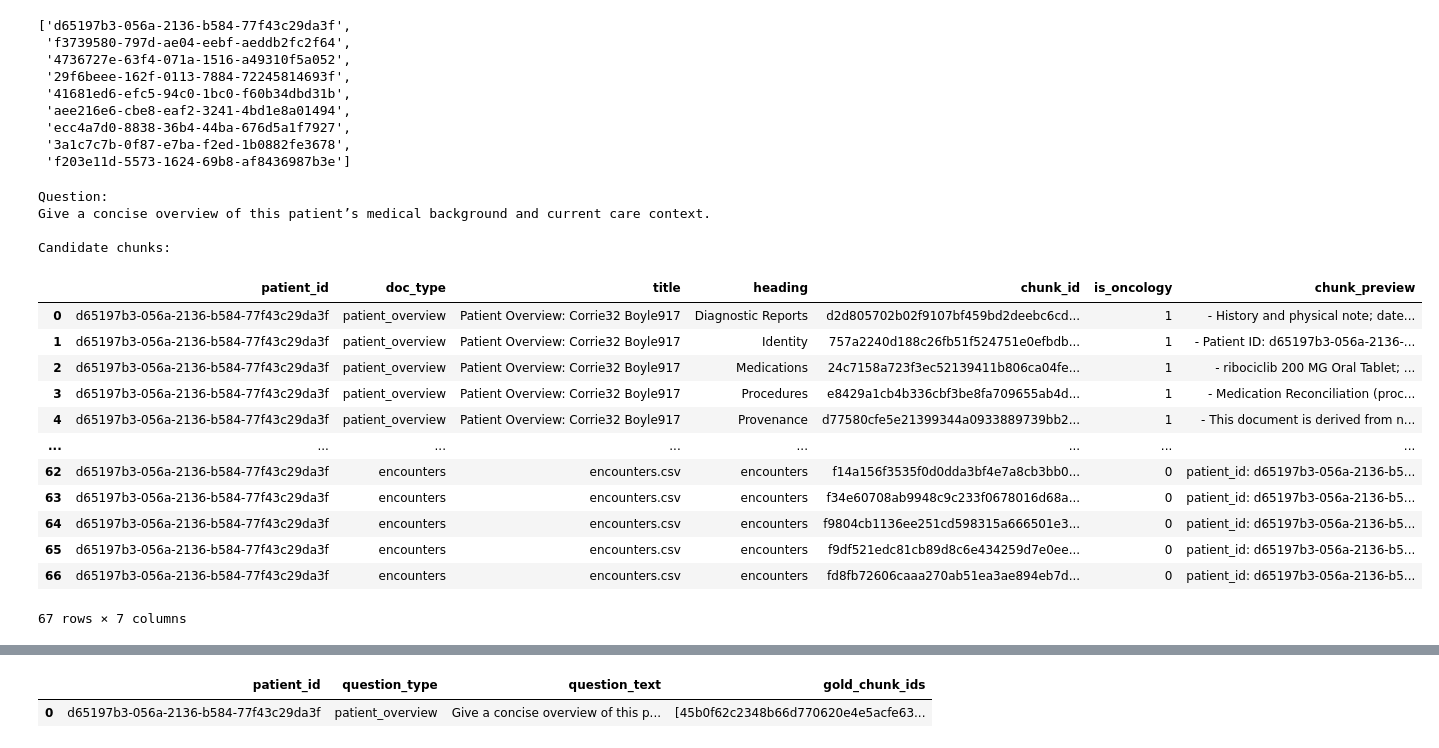
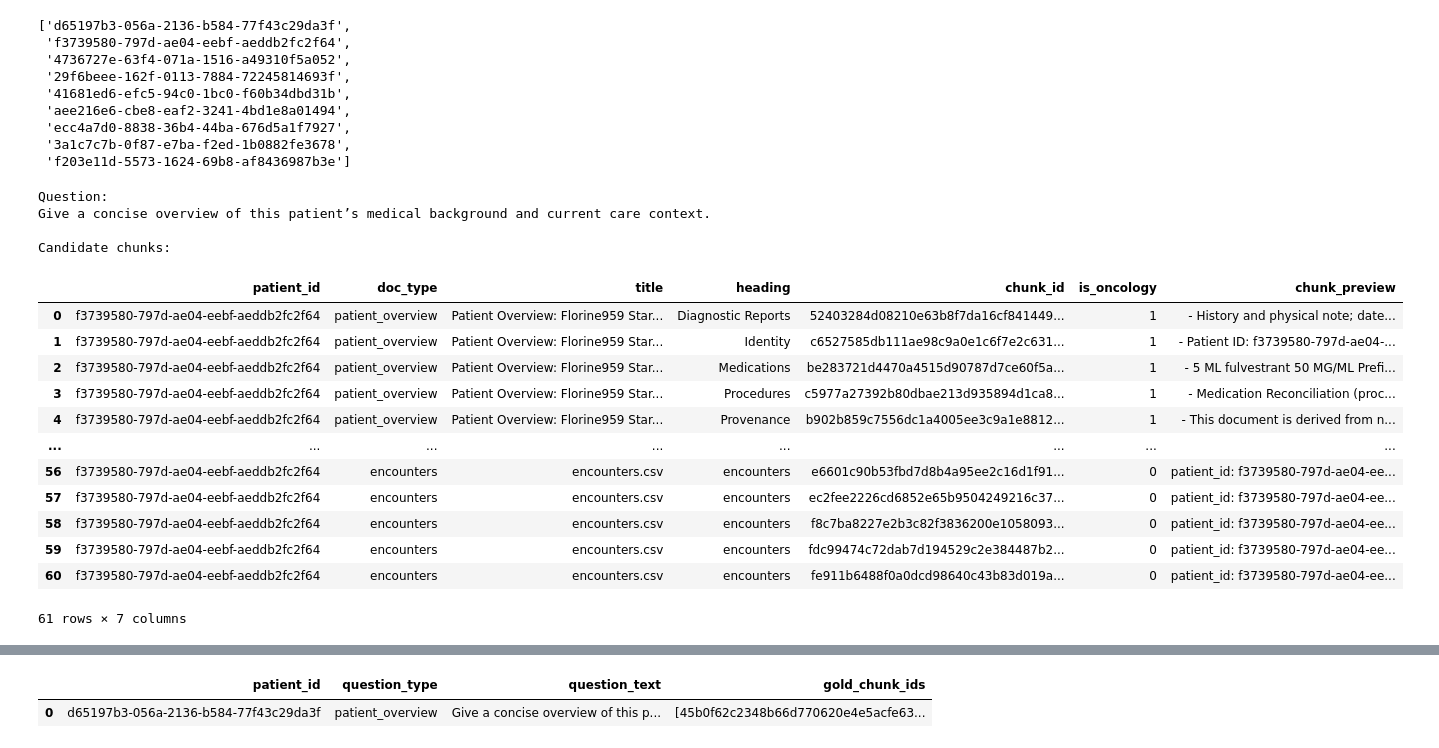
Before and after one commit to btomaszewicz/llm-zoomcamp-capstone-project, a Jupyter notebook: notebooks/rag_eval_cost.ipynb, the cells around one changed output, grey strips where cells are left out. Drawn from its saved outputs; the diff is of its cells as text; code cells hidden in the pictures.

```diff
--- a/notebooks/rag_eval_cost.ipynb
+++ b/notebooks/rag_eval_cost.ipynb
@@ -2798,7 +2798,9 @@ from IPython.display import display
 QUESTION_TYPE = "patient_overview"
 QUESTION_TEXT = "Give a concise overview of this patient’s medical background and current care context."
 # do this for each patient
-PATIENT_ID = "d65197b3-056a-2136-b584-77f43c29da3f"   # <-- FIRST OF THE 9 SELECTED PATIENTS
+#PATIENT_ID = "d65197b3-056a-2136-b584-77f43c29da3f"   # <-- P_1, FIRST OF THE 9 SELECTED PATIENTS
+PATIENT_ID = "f3739580-797d-ae04-eebf-aeddb2fc2f64"   # <-- P_2, SECOND OF THE 9 SELECTED PATIENTS
+
 
 overview_doc_types = [
     "patient_overview",
@@ -2840,43 +2842,43 @@ candidate_chunks["chunk_preview"] = (
     .str.slice(0, 400)
 )
 
 candidate_chunks = candidate_chunks.sort_values(
     ["doc_type_priority", "doc_type", "title", "heading", "chunk_id"],
     ascending=[True, True, True, True, True]
 ).reset_index(drop=True)
 
 print("Question:")
 print(QUESTION_TEXT)
 print("\nCandidate chunks:")
 display(
     candidate_chunks[
         [
             "patient_id",
             "doc_type",
             "title",
             "heading",
             "chunk_id",
             "is_oncology",
             "chunk_preview",
         ]
     ]
 )
 # %% [output]
 Question:
 Give a concise overview of this patient’s medical background and current care context.
 
 Candidate chunks:
 |  | patient_id | doc_type | title | heading | chunk_id | is_oncology | chunk_preview |
-| 0 | d65197b3-056a-2136-b584-77f43c29da3f | patient_overview | Patient Overview: Corrie32 Boyle917 | Diagnostic Reports | d2d805702b02f9107bf459bd2deebc6cd... | 1 | - History and physical note; date... |
-| 1 | d65197b3-056a-2136-b584-77f43c29da3f | patient_overview | Patient Overview: Corrie32 Boyle917 | Identity | 757a2240d188c26fb51f524751e0efbdb... | 1 | - Patient ID: d65197b3-056a-2136-... |
-| 2 | d65197b3-056a-2136-b584-77f43c29da3f | patient_overview | Patient Overview: Corrie32 Boyle917 | Medications | 24c7158a723f3ec52139411b806ca04fe... | 1 | - ribociclib 200 MG Oral Tablet; ... |
-| 3 | d65197b3-056a-2136-b584-77f43c29da3f | patient_overview | Patient Overview: Corrie32 Boyle917 | Procedures | e8429a1cb4b336cbf3be8fa709655ab4d... | 1 | - Medication Reconciliation (proc... |
-| 4 | d65197b3-056a-2136-b584-77f43c29da3f | patient_overview | Patient Overview: Corrie32 Boyle917 | Provenance | d77580cfe5e21399344a0933889739bb2... | 1 | - This document is derived from n... |
+| 0 | f3739580-797d-ae04-eebf-aeddb2fc2f64 | patient_overview | Patient Overview: Florine959 Star... | Diagnostic Reports | 52403284d08210e63b8f7da16cf841449... | 1 | - History and physical note; date... |
+| 1 | f3739580-797d-ae04-eebf-aeddb2fc2f64 | patient_overview | Patient Overview: Florine959 Star... | Identity | c6527585db111ae98c9a0e1c6f7e2c631... | 1 | - Patient ID: f3739580-797d-ae04-... |
+| 2 | f3739580-797d-ae04-eebf-aeddb2fc2f64 | patient_overview | Patient Overview: Florine959 Star... | Medications | be283721d4470a4515d90787d7ce60f5a... | 1 | - 5 ML fulvestrant 50 MG/ML Prefi... |
+| 3 | f3739580-797d-ae04-eebf-aeddb2fc2f64 | patient_overview | Patient Overview: Florine959 Star... | Procedures | c5977a27392b80dbae213d935894d1ca8... | 1 | - Medication Reconciliation (proc... |
+| 4 | f3739580-797d-ae04-eebf-aeddb2fc2f64 | patient_overview | Patient Overview: Florine959 Star... | Provenance | b902b859c7556dc1a4005ee3c9a1e8812... | 1 | - This document is derived from n... |
 | ... | ... | ... | ... | ... | ... | ... | ... |
-| 62 | d65197b3-056a-2136-b584-77f43c29da3f | encounters | encounters.csv | encounters | f14a156f3535f0d0dda3bf4e7a8cb3bb0... | 0 | patient_id: d65197b3-056a-2136-b5... |
-| 63 | d65197b3-056a-2136-b584-77f43c29da3f | encounters | encounters.csv | encounters | f34e60708ab9948c9c233f0678016d68a... | 0 | patient_id: d65197b3-056a-2136-b5... |
-| 64 | d65197b3-056a-2136-b584-77f43c29da3f | encounters | encounters.csv | encounters | f9804cb1136ee251cd598315a666501e3... | 0 | patient_id: d65197b3-056a-2136-b5... |
-| 65 | d65197b3-056a-2136-b584-77f43c29da3f | encounters | encounters.csv | encounters | f9df521edc81cb89d8c6e434259d7e0ee... | 0 | patient_id: d65197b3-056a-2136-b5... |
-| 66 | d65197b3-056a-2136-b584-77f43c29da3f | encounters | encounters.csv | encounters | fd8fb72606caaa270ab51ea3ae894eb7d... | 0 | patient_id: d65197b3-056a-2136-b5... |
+| 56 | f3739580-797d-ae04-eebf-aeddb2fc2f64 | encounters | encounters.csv | encounters | e6601c90b53fbd7d8b4a95ee2c16d1f91... | 0 | patient_id: f3739580-797d-ae04-ee... |
+| 57 | f3739580-797d-ae04-eebf-aeddb2fc2f64 | encounters | encounters.csv | encounters | ec2fee2226cd6852e65b9504249216c37... | 0 | patient_id: f3739580-797d-ae04-ee... |
+| 58 | f3739580-797d-ae04-eebf-aeddb2fc2f64 | encounters | encounters.csv | encounters | f8c7ba8227e2b3c82f3836200e1058093... | 0 | patient_id: f3739580-797d-ae04-ee... |
+| 59 | f3739580-797d-ae04-eebf-aeddb2fc2f64 | encounters | encounters.csv | encounters | fdc99474c72dab7d194529c2e384487b2... | 0 | patient_id: f3739580-797d-ae04-ee... |
+| 60 | f3739580-797d-ae04-eebf-aeddb2fc2f64 | encounters | encounters.csv | encounters | fe911b6488f0a0dcd98640c43b83d019a... | 0 | patient_id: f3739580-797d-ae04-ee... |
-67 rows × 7 columns
+61 rows × 7 columns
 # %% [markdown]
```
Also changed, not shown: parts of 23 cells of this notebook.
